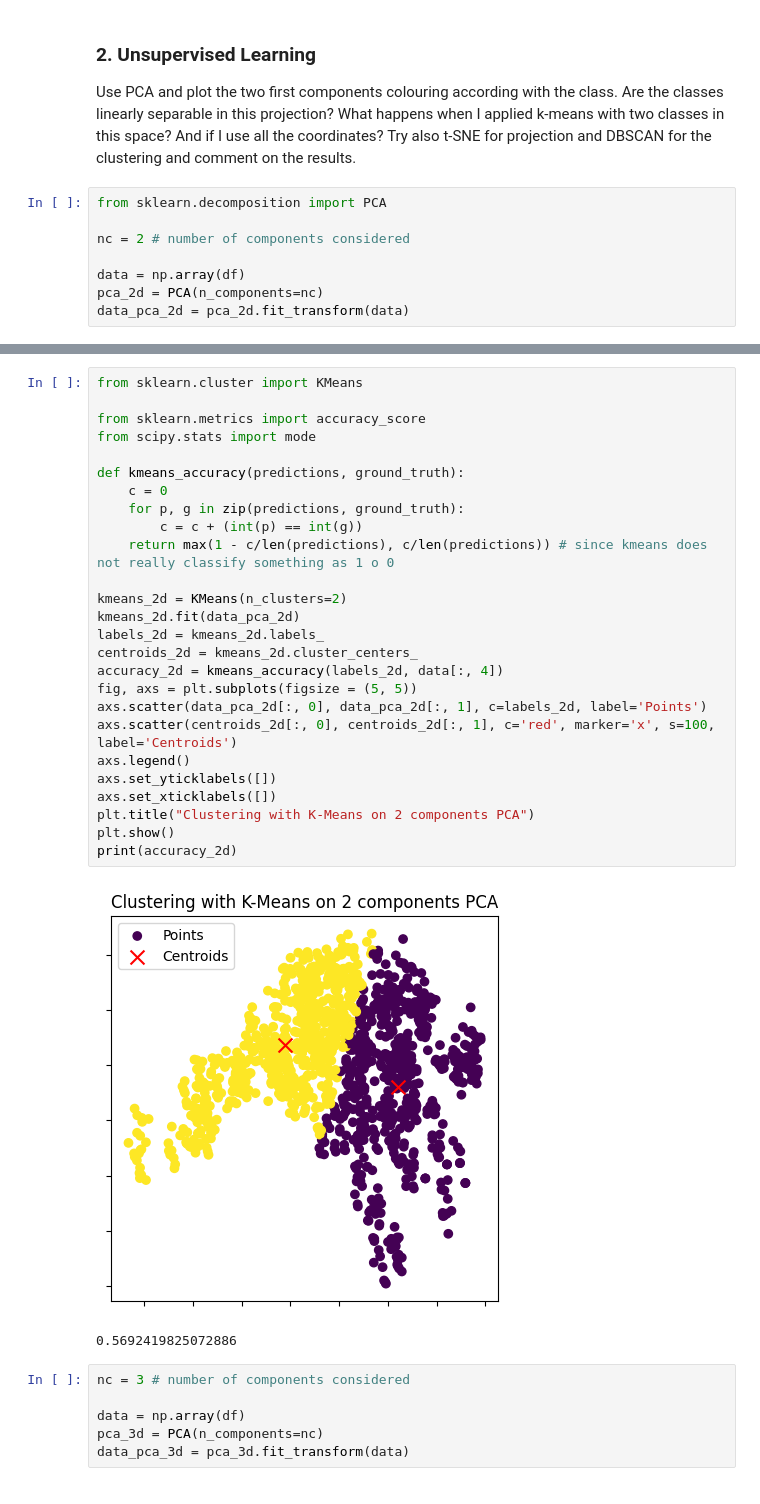
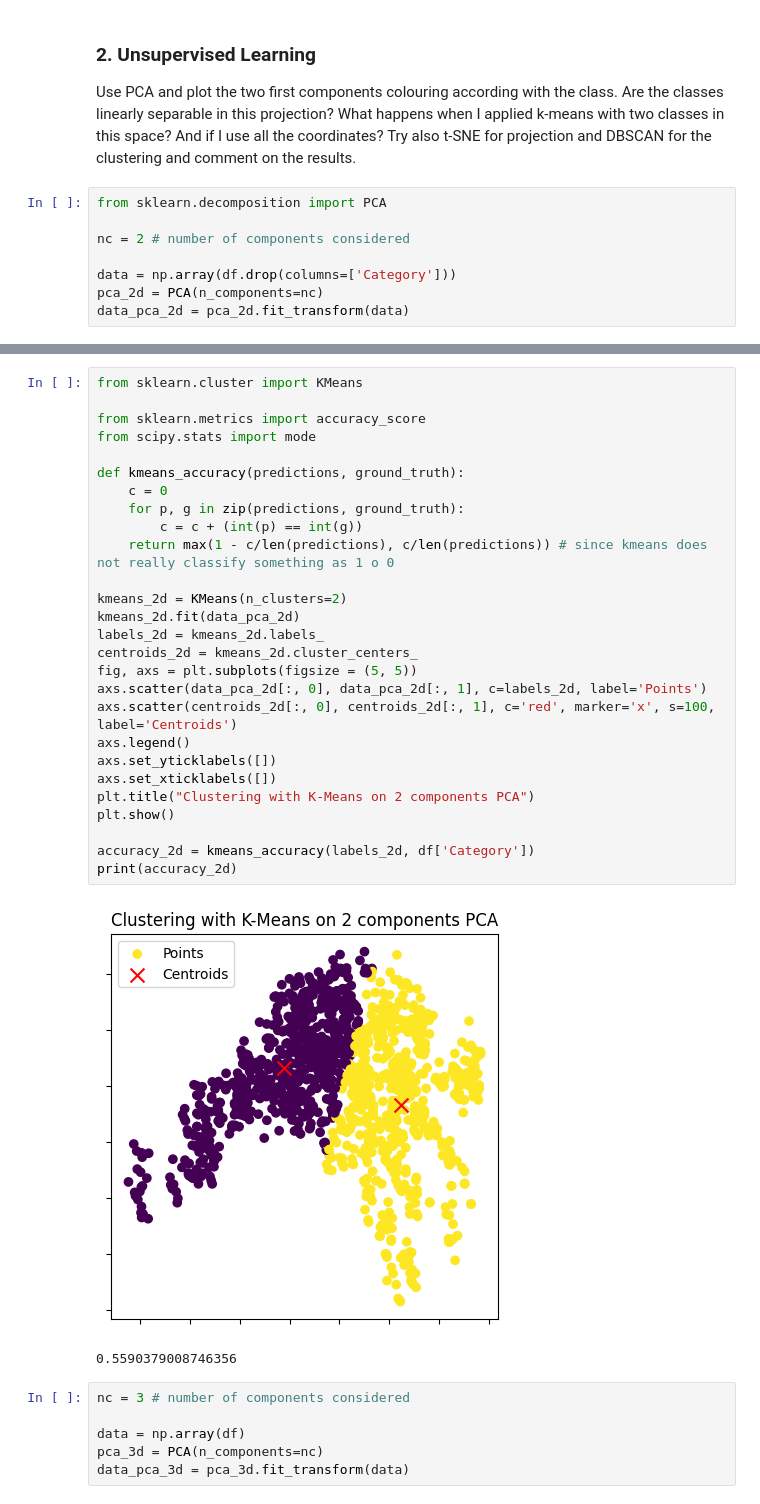
Before and after one commit to frekkoz3/Intro_to_ML_24-25, a Jupyter notebook: challenges/challenge 1/challenge-one.ipynb, the cells around one changed output, grey strips where cells are left out. Saved outputs shown, nothing was run; the diff lists cells and outputs as text.

```diff
--- a/challenges/challenge 1/challenge-one.ipynb
+++ b/challenges/challenge 1/challenge-one.ipynb
@@ -139,7 +139,7 @@ from sklearn.decomposition import PCA
 
 nc = 2 # number of components considered
 
-data = np.array(df)
+data = np.array(df.drop(columns=['Category']))
 pca_2d = PCA(n_components=nc)
 data_pca_2d = pca_2d.fit_transform(data)
 # %%
@@ -156,32 +156,33 @@ plt.show()
 # %%
 from sklearn.cluster import KMeans
 
 from sklearn.metrics import accuracy_score
 from scipy.stats import mode
 
 def kmeans_accuracy(predictions, ground_truth):
     c = 0
     for p, g in zip(predictions, ground_truth):
         c = c + (int(p) == int(g))
     return max(1 - c/len(predictions), c/len(predictions)) # since kmeans does not really classify something as 1 o 0
 
 kmeans_2d = KMeans(n_clusters=2)
 kmeans_2d.fit(data_pca_2d)
 labels_2d = kmeans_2d.labels_
 centroids_2d = kmeans_2d.cluster_centers_
-accuracy_2d = kmeans_accuracy(labels_2d, data[:, 4])
 fig, axs = plt.subplots(figsize = (5, 5))
 axs.scatter(data_pca_2d[:, 0], data_pca_2d[:, 1], c=labels_2d, label='Points')
 axs.scatter(centroids_2d[:, 0], centroids_2d[:, 1], c='red', marker='x', s=100, label='Centroids')
 axs.legend()
 axs.set_yticklabels([])
 axs.set_xticklabels([])
 plt.title("Clustering with K-Means on 2 components PCA")
 plt.show()
+
+accuracy_2d = kmeans_accuracy(labels_2d, df['Category'])
 print(accuracy_2d)
 # %% [output]
-[figure, old version]
+[figure, new version]
-0.5692419825072886
+0.5590379008746356
 # %%
 nc = 3 # number of components considered
 
```
Also changed, not shown: parts of 6 cells of this notebook.
